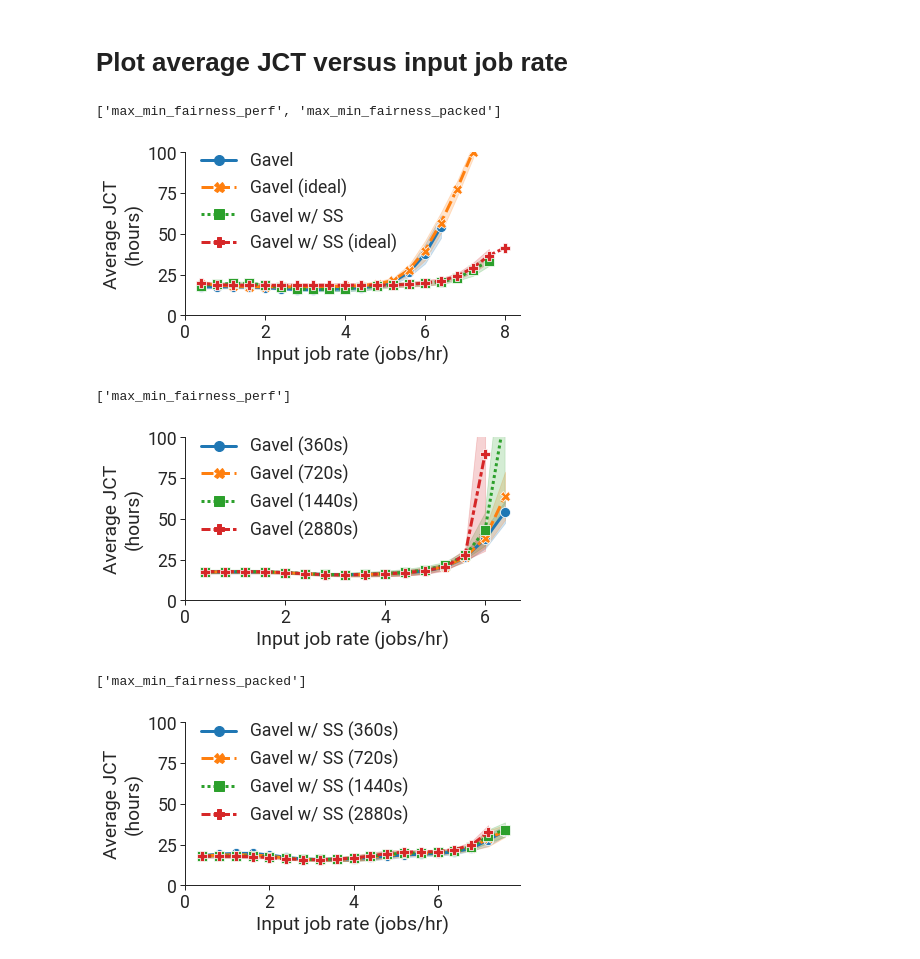
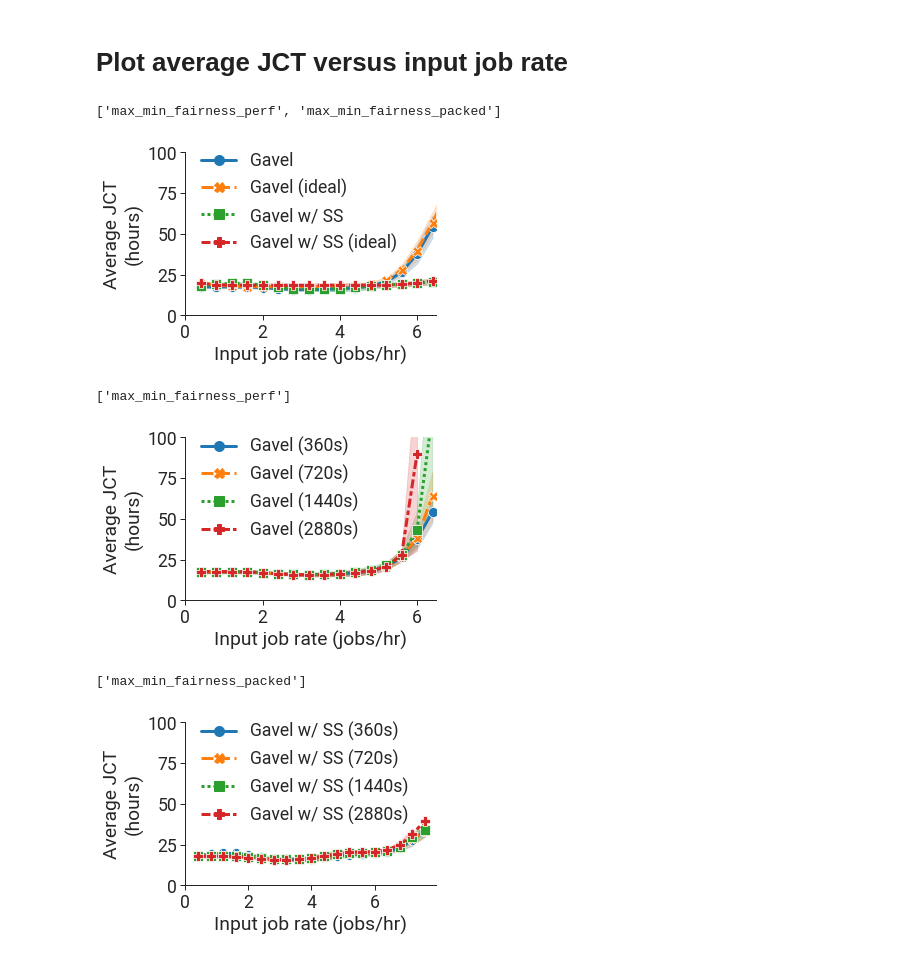
Before and after one commit to stanford-futuredata/gavel, a Jupyter notebook: scheduler/notebooks/figures/evaluation/continuous_jobs_ideal.ipynb, the cells around one changed output. Cells and saved outputs as stored; diff of their text form; code cells hidden in the pictures.

Commit message:
Make scheduler mechanism figures narrower

```diff
--- a/scheduler/notebooks/figures/evaluation/continuous_jobs_ideal.ipynb
+++ b/scheduler/notebooks/figures/evaluation/continuous_jobs_ideal.ipynb
@@ -84,7 +84,7 @@ def plot_metric_vs_inverse_lambda(all_logfile_paths,
                                   ymax=None,
                                   output_filename=None,
                                   extrapolate=False):
-    plt.figure(figsize=(6, 3))
+    plt.figure(figsize=(4.5, 3))
     ax = plt.subplot2grid((1, 1), (0, 0), colspan=1)
 
     data = {"input_job_rate": [], "metric": [], "seed": [],
@@ -168,21 +168,22 @@ mechanism_2880_logfile_paths = sorted(get_logfile_paths(
 # %%
 all_logfile_paths = [mechanism_logfile_paths, ideal_logfile_paths]
 label_modifiers = ["", " (ideal)"]
 plot_metric_vs_inverse_lambda(
     all_logfile_paths,
     label_modifiers,
     v100s=36, p100s=36, k80s=36,
     policies=["max_min_fairness_perf",
               "max_min_fairness_packed"],
     metric_fn=lambda x: average_jct_fn(x, min_job_id=4000, max_job_id=5000),
-    metric_label="Average JCT\n(hours)",
+    metric_label="Average JCT hours)",
+    xmax=6.5,
     ymax=100.0,
     extrapolate=False,
     output_filename="continuous_jobs/single_gpu_las_ideal_v100=36_p100=36_k80=36.pdf"
 )
 # %% [output]
 ['max_min_fairness_perf', 'max_min_fairness_packed']
-[figure, old version]
+[figure, new version]
 # %%
 all_logfile_paths = [mechanism_logfile_paths, mechanism_720_logfile_paths, mechanism_1440_logfile_paths,
                      mechanism_2880_logfile_paths]
@@ -194,6 +195,7 @@ plot_metric_vs_inverse_lambda(
     policies=["max_min_fairness_perf"],
     metric_fn=lambda x: average_jct_fn(x, min_job_id=4000, max_job_id=5000),
     metric_label="Average JCT\n(hours)",
+    xmax=6.5,
     ymax=100.0,
     extrapolate=False,
     output_filename="continuous_jobs/single_gpu_las_perf_round_sweep_v100=36_p100=36_k80=36.pdf"
@@ -204,13 +206,13 @@ plot_metric_vs_inverse_lambda(
     v100s=36, p100s=36, k80s=36,
     policies=["max_min_fairness_packed"],
     metric_fn=lambda x: average_jct_fn(x, min_job_id=4000, max_job_id=5000),
-    metric_label="Average JCT\n(hours)",
+    metric_label="Average JCT (hours)",
     ymax=100.0,
     extrapolate=False,
     output_filename="continuous_jobs/single_gpu_las_packed_round_sweep_v100=36_p100=36_k80=36.pdf"
 )
 # %% [output]
 ['max_min_fairness_perf']
-[figure, old version]
+[figure, new version]
 ['max_min_fairness_packed']
-[figure, old version]
+[figure, new version]
```
Also changed, not shown: 3 other files.
